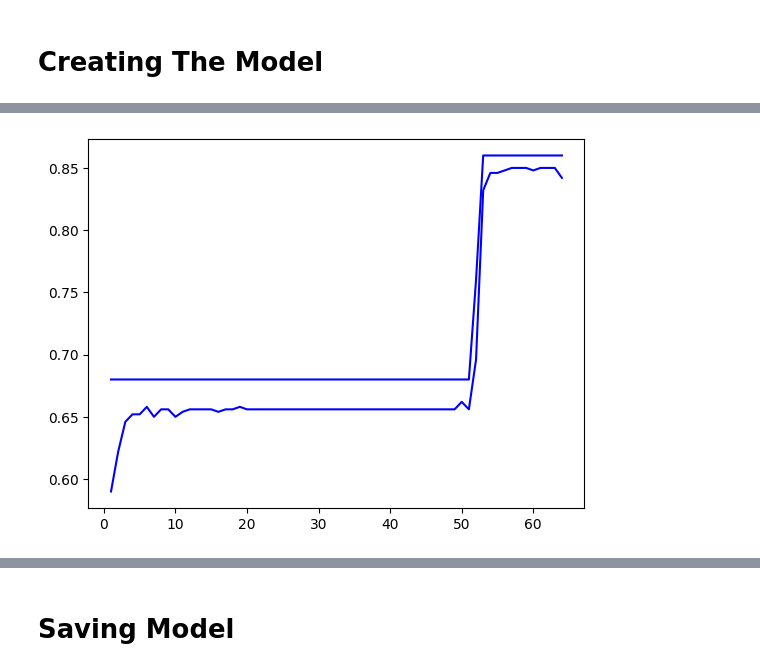
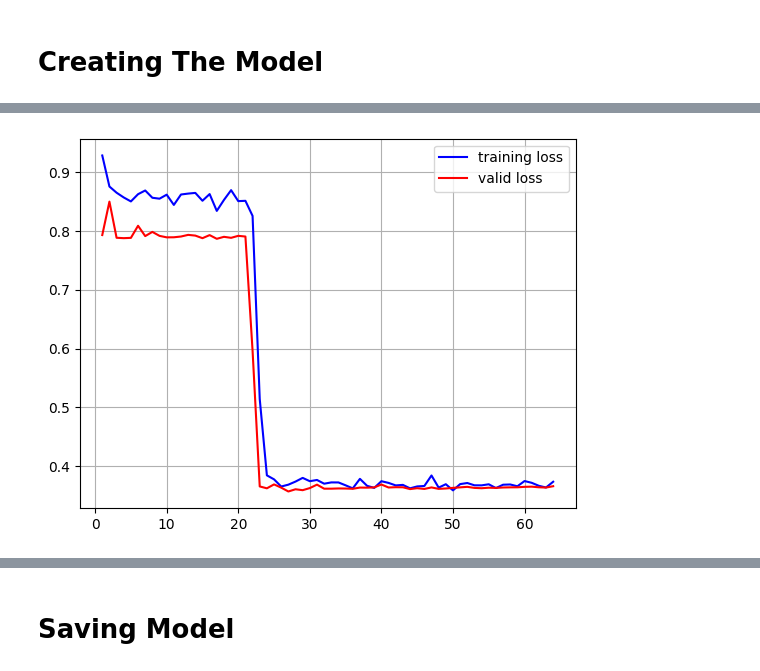
Before and after one commit to alibelhrak/NLP_Project-2024_US_Election_Sentiment_on_X, a Jupyter notebook: 2024_US_Election_Sentiment_on_X.ipynb, the cells around one changed output, grey strips where cells are left out. Drawn from its saved outputs; the diff is of its cells as text; code cells hidden in the pictures.

```diff
--- a/2024_US_Election_Sentiment_on_X.ipynb
+++ b/2024_US_Election_Sentiment_on_X.ipynb
@@ -85,0 +70,5 @@ dtype: int64
+# %%
+df_train['sentiment'] = df_train['sentiment'].str.strip().str.lower()
+df_val['sentiment'] = df_val['sentiment'].str.strip().str.lower()
+df_test['sentiment'] = df_test['sentiment'].str.strip().str.lower()
+df_train['sentiment'].value_counts()
@@ -142,7 +138,7 @@ Test label shape: (50, 4)
 # %%
-train_input = np.array(trained_padded_sequences)
-val_input = np.array(valid_padded_sequences)
-test_input = np.array(test_padded_sequences)
+train_input = np.array(train_padded)
+val_input = np.array(valid_padded)
+test_input = np.array(test_padded)
 
 # ✅ Use the correct label variables
 train_label = np.array(train_onehot_labels)
@@ -176,7 +172,7 @@ model = tf.keras.Sequential([
     tf.keras.layers.LSTM(100),
     tf.keras.layers.Dense(32, activation='relu'),
     tf.keras.layers.Dropout(0.25),
-    tf.keras.layers.Dense(4, activation='softmax')
+    tf.keras.layers.Dense(3, activation='softmax')
 ])
 
 
@@ -252,9 +263,11 @@ Epoch 64/64
 # %%
-acc = history.history['accuracy']
-val_acc = history.history['val_accuracy']
+acc = history.history['loss']
+val_acc = history.history['val_loss']
 epochs = range(1 , len(acc) +1)
-plt.plot(epochs, acc , color = 'b' )
-plt.plot(epochs, val_acc , color = 'b' )
+plt.plot(epochs, acc , color = 'b' , label = "training loss" )
+plt.plot(epochs, val_acc , color = 'r'  , label= "valid loss")
+plt.legend()
+plt.grid(True)
 plt.show()
 # %% [output]
-[figure, old version]
+[figure, new version]
```
Also changed, not shown: parts of 16 cells of this notebook.
